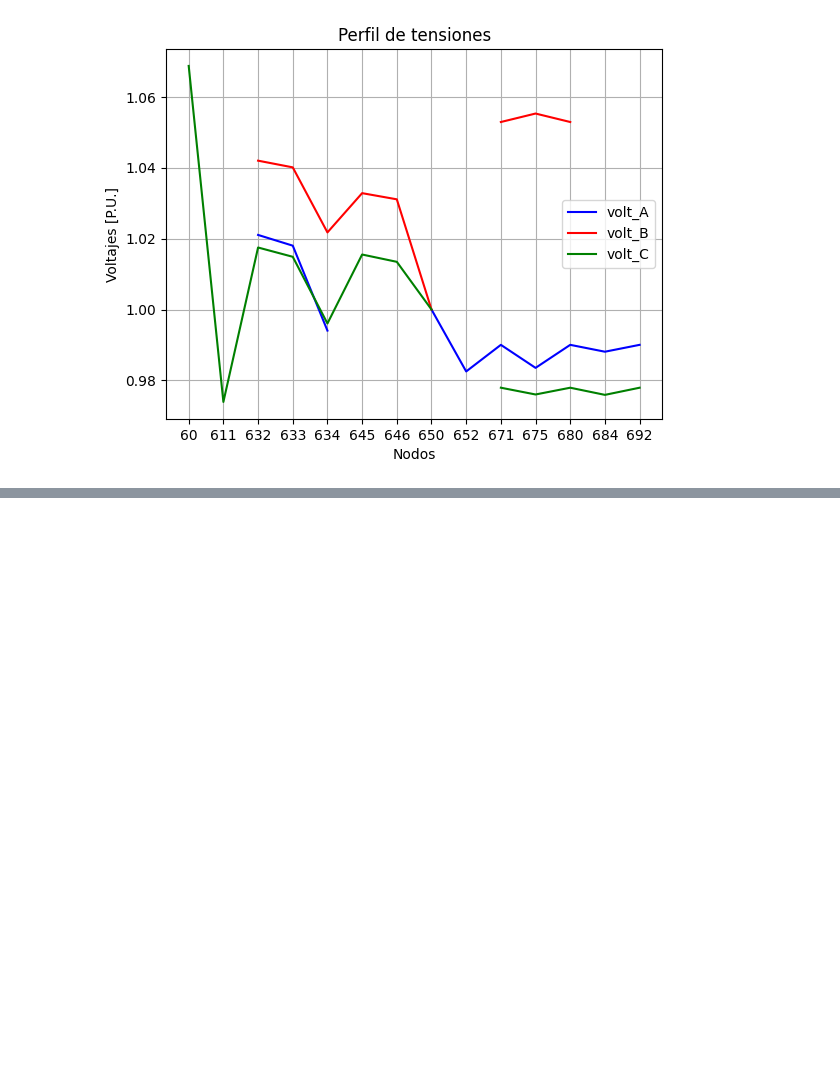
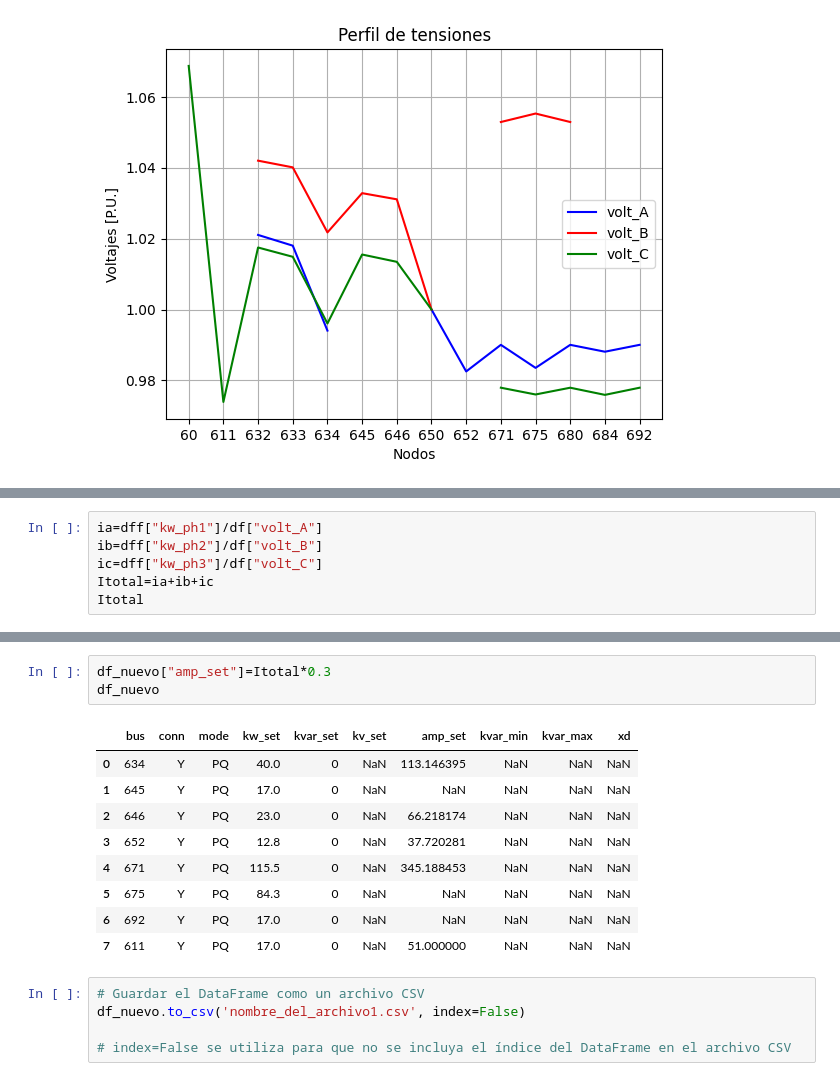
Before and after one commit to diegofdiaz/distributed_generation_proyect, a Jupyter notebook: grap_code.ipynb, the cells around one changed output, grey strips where cells are left out. Cells and saved outputs as stored; diff of their text form; blank space fills up the shorter version.

```diff
--- a/grap_code.ipynb
+++ b/grap_code.ipynb
@@ -58,0 +131,6 @@ plt.xticks(nuevo, df['id'])
+# %%
+ia=dff["kw_ph1"]/df["volt_A"]
+ib=dff["kw_ph2"]/df["volt_B"]
+ic=dff["kw_ph3"]/df["volt_C"]
+Itotal=ia+ib+ic
+Itotal
@@ -58,0 +153,18 @@ plt.xticks(nuevo, df['id'])
+# %%
+df_nuevo["amp_set"]=Itotal*0.3
+df_nuevo
+# %% [output]
+|  | bus | conn | mode | kw_set | kvar_set | kv_set | amp_set | kvar_min | kvar_max | xd |
+| 0 | 634 | Y | PQ | 40.0 | 0 | NaN | 113.146395 | NaN | NaN | NaN |
+| 1 | 645 | Y | PQ | 17.0 | 0 | NaN | NaN | NaN | NaN | NaN |
+| 2 | 646 | Y | PQ | 23.0 | 0 | NaN | 66.218174 | NaN | NaN | NaN |
+| 3 | 652 | Y | PQ | 12.8 | 0 | NaN | 37.720281 | NaN | NaN | NaN |
+| 4 | 671 | Y | PQ | 115.5 | 0 | NaN | 345.188453 | NaN | NaN | NaN |
+| 5 | 675 | Y | PQ | 84.3 | 0 | NaN | NaN | NaN | NaN | NaN |
+| 6 | 692 | Y | PQ | 17.0 | 0 | NaN | NaN | NaN | NaN | NaN |
+| 7 | 611 | Y | PQ | 17.0 | 0 | NaN | 51.000000 | NaN | NaN | NaN |
+# %%
+# Guardar el DataFrame como un archivo CSV
+df_nuevo.to_csv('nombre_del_archivo1.csv', index=False)
+
+# index=False se utiliza para que no se incluya el índice del DataFrame en el archivo CSV
```
Also changed, not shown: parts of 6 cells of this notebook, 4 other files.
